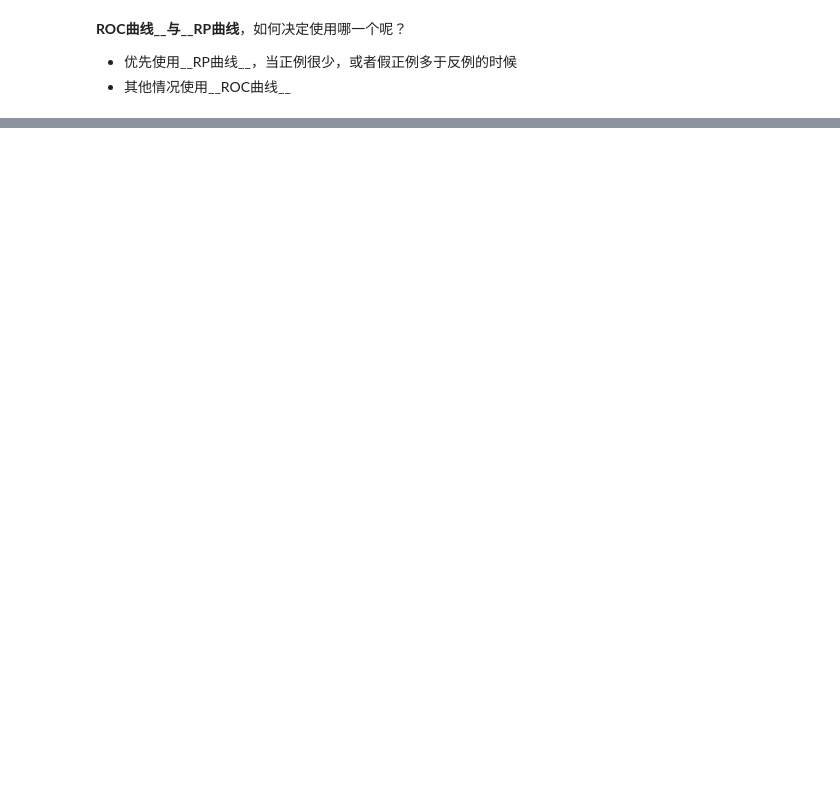
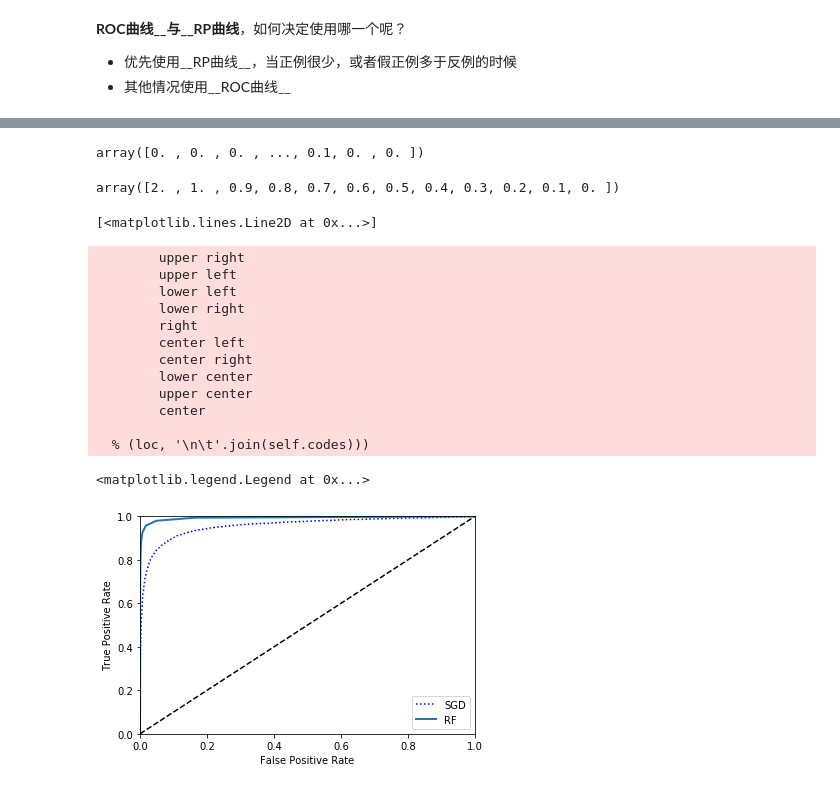
Before and after one commit to hypos/handson-ml, a Jupyter notebook: exercise/03_classification.ipynb, the cells around one changed output, grey strips where cells are left out. Cells and saved outputs as stored; diff of their text form; code cells hidden in the pictures; blank space fills up the shorter version.

```diff
--- a/exercise/03_classification.ipynb
+++ b/exercise/03_classification.ipynb
@@ -407,0 +417,7 @@ __ROC曲线__与__RP曲线__，如何决定使用哪一个呢？
+# %%
+from sklearn.ensemble import RandomForestClassifier
+forest_clf=RandomForestClassifier(random_state=42)
+
+# 得到样例属于给定类的概率
+y_probas_forest=cross_val_predict(forest_clf,X_train,y_train_5,cv=3,method='predict_proba')
+y_probas_forest
@@ -407,0 +432,32 @@ __ROC曲线__与__RP曲线__，如何决定使用哪一个呢？
+# %%
+# 使用正例的概率当作样例的分数，因为画ROC曲线需要的是样例分数
+y_scores_forest=y_probas_forest[:,1]
+y_scores_forest
+
+# 准备ROC曲线数据，计算各种不同阈值下的 TPR、FPR
+fpr_forest,tpr_forest,threshold_forest=roc_curve(y_train_5,y_scores_forest)
+# %% [output]
+array([0. , 0. , 0. , ..., 0.1, 0. , 0. ])
+array([2. , 1. , 0.9, 0.8, 0.7, 0.6, 0.5, 0.4, 0.3, 0.2, 0.1, 0. ])
+# %%
+# 比较SGDClassifier与RandomForestClassifier的ROC曲线
+plt.plot(fpr,tpr,'b:',label='SGD')
+plot_roc_curve(fpr_forest,tpr_forest,'RF')
+plt.legend(loc='bottom right')
+plt.show()
+# %% [output]
+[<matplotlib.lines.Line2D at 0x...>]
+        upper right
+        upper left
+        lower left
+        lower right
+        right
+        center left
+        center right
+        lower center
+        upper center
+        center
+
+  % (loc, '\n\t'.join(self.codes)))
+<matplotlib.legend.Legend at 0x...>
+[figure, added]
```
Also changed, not shown: parts of 23 cells of this notebook.
